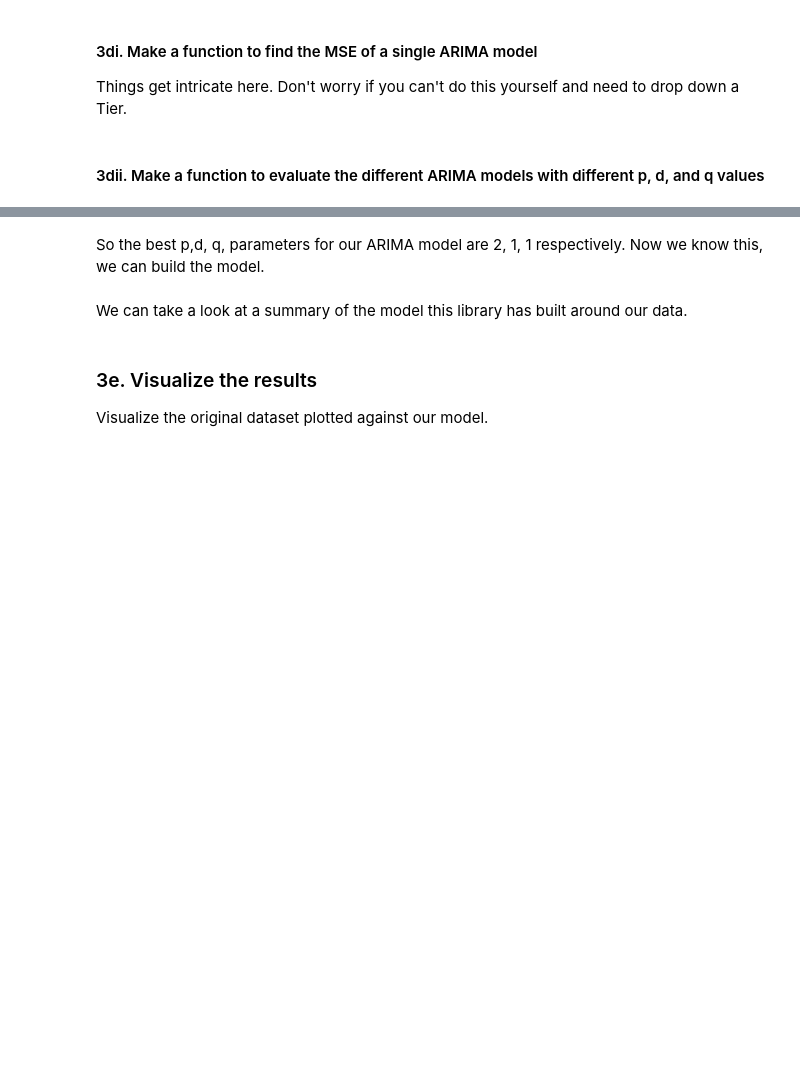
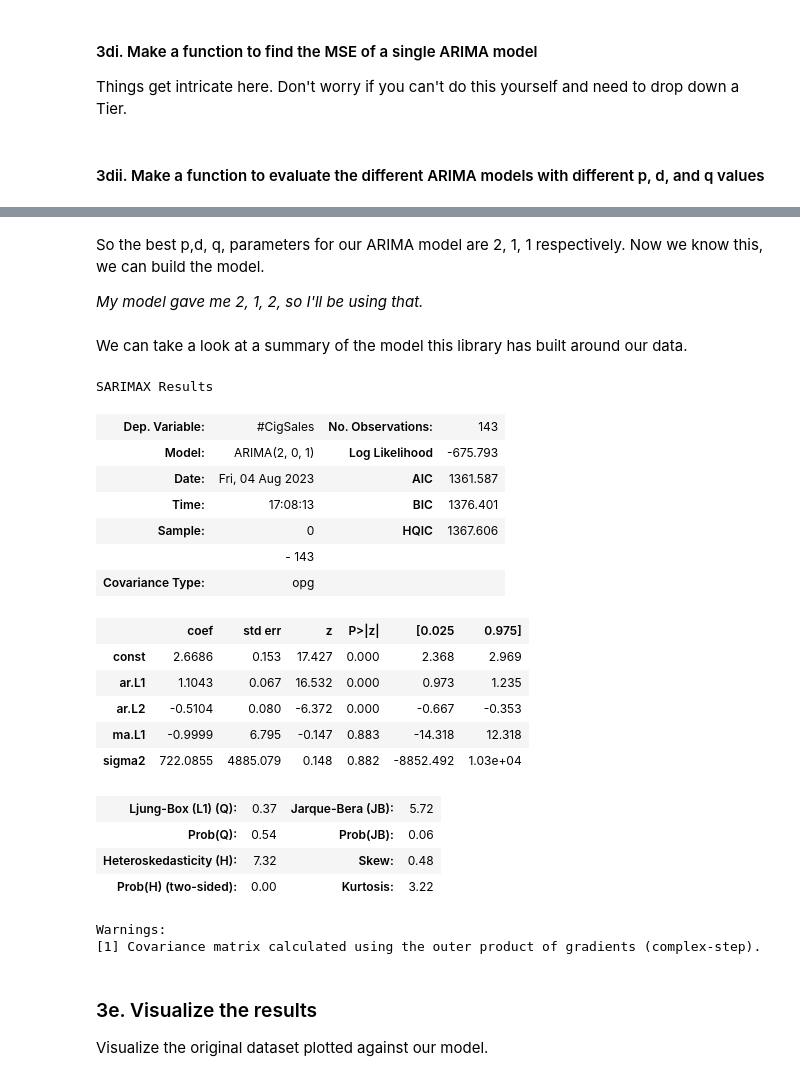
Before and after one commit to MsEM11/Time-Series-Investigation, a Jupyter notebook: Cowboy Cigarettes Case Study - Tier 3.ipynb, the cells around one changed output, grey strips where cells are left out. Cells and saved outputs as stored; diff of their text form; code cells hidden in the pictures; blank space fills up the shorter version.

```diff
--- a/Cowboy Cigarettes Case Study - Tier 3.ipynb
+++ b/Cowboy Cigarettes Case Study - Tier 3.ipynb
@@ -321,2 +436,4 @@ _ _ _
 # %% [markdown]
 So the best p,d, q, parameters for our ARIMA model are 2, 1, 1 respectively. Now we know this, we can build the model.
+
+*My model gave me 2, 1, 2, so I'll be using that.*
@@ -329,3 +445,26 @@ _ _ _
+# %%
+model.summary()
+# %% [output]
+SARIMAX Results
+| Dep. Variable: | #CigSales | No. Observations: | 143 |
+| Model: | ARIMA(2, 0, 1) | Log Likelihood | -675.793 |
+| Date: | Fri, 04 Aug 2023 | AIC | 1361.587 |
+| Time: | 17:08:13 | BIC | 1376.401 |
+| Sample: | 0 | HQIC | 1367.606 |
+|  | - 143 |  |  |
+| Covariance Type: | opg |  |  |
+|  | coef | std err | z | P>|z| | [0.025 | 0.975] |
+| const | 2.6686 | 0.153 | 17.427 | 0.000 | 2.368 | 2.969 |
+| ar.L1 | 1.1043 | 0.067 | 16.532 | 0.000 | 0.973 | 1.235 |
+| ar.L2 | -0.5104 | 0.080 | -6.372 | 0.000 | -0.667 | -0.353 |
+| ma.L1 | -0.9999 | 6.795 | -0.147 | 0.883 | -14.318 | 12.318 |
+| sigma2 | 722.0855 | 4885.079 | 0.148 | 0.882 | -8852.492 | 1.03e+04 |
+| Ljung-Box (L1) (Q): | 0.37 | Jarque-Bera (JB): | 5.72 |
+| Prob(Q): | 0.54 | Prob(JB): | 0.06 |
+| Heteroskedasticity (H): | 7.32 | Skew: | 0.48 |
+| Prob(H) (two-sided): | 0.00 | Kurtosis: | 3.22 |
+Warnings:
+[1] Covariance matrix calculated using the outer product of gradients (complex-step).
 # %% [markdown]
 ### 3e. Visualize the results
 
```
Also changed, not shown: parts of 20 cells of this notebook.
